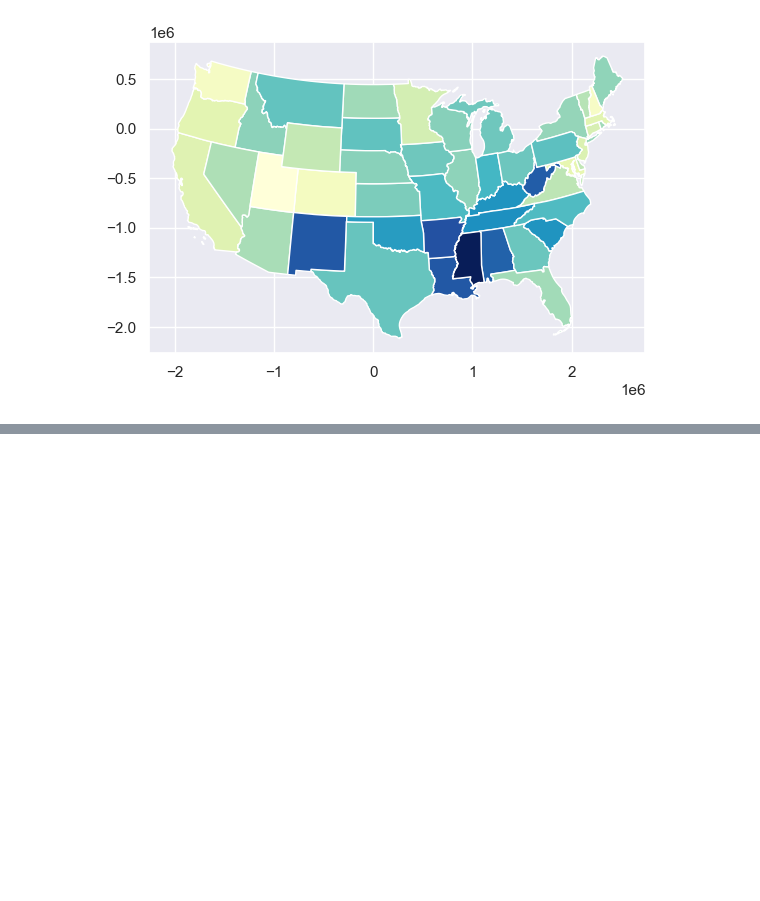
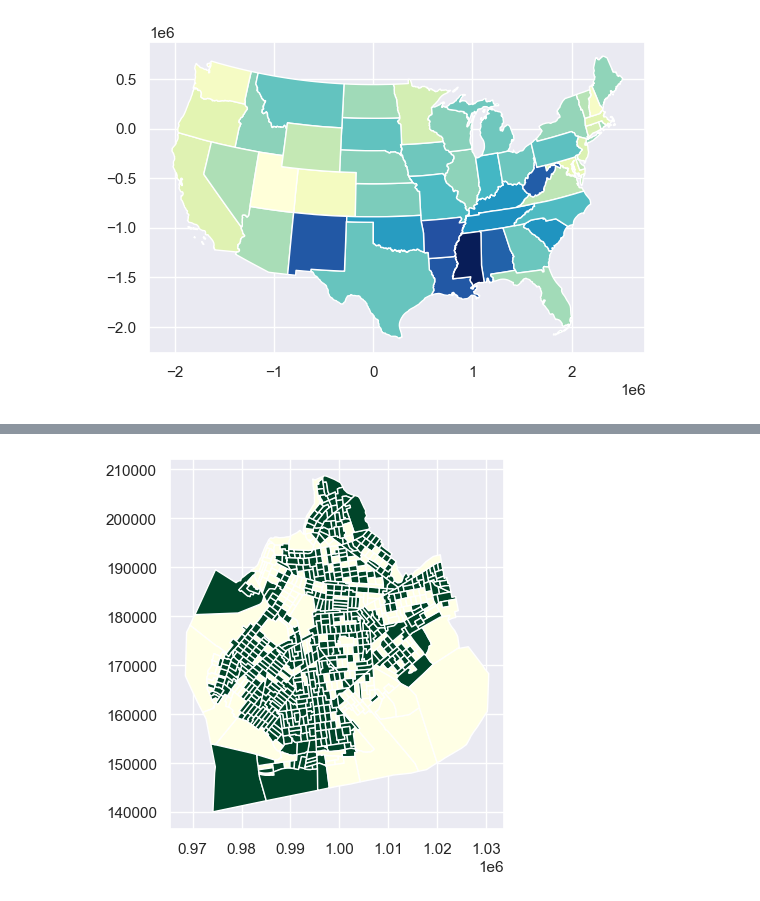
Before and after one commit to jgp-13/Analyzing_US_Census_Data_in_Python, a Jupyter notebook: census_project.ipynb, the cells around one changed output, grey strips where cells are left out. Saved outputs shown, nothing was run; the diff lists cells and outputs as text; code cells hidden in the pictures; blank space fills up the shorter version.

```diff
--- a/census_project.ipynb
+++ b/census_project.ipynb
@@ -607,0 +646,10 @@ df.head()
+# %%
+# Process 2000 Census Tract Data
+bk_2000_geom = gpd.read_file('brooklyn_tract_2000.gpkg')  # Load geospatial data
+bk_2000_demo = pd.read_pickle('tracts_brooklyn_2000.pickle')  # Load demographic data
+bk_2000 = bk_2000_geom.merge(bk_2000_demo, how='inner', on=['state', 'county', 'tract'])  # Merge datasets
+
+# Process 2010 Census Tract Data
+bk_2010_geom = gpd.read_file('brooklyn_tract_2010.gpkg')  # Load geospatial data
+bk_2010_demo = pd.read_pickle('tracts_brooklyn_2010.pickle')  # Load demographic data
+bk_2010 = bk_2010_geom.merge(bk_2010_demo, how='inner', on=['state', 'county', 'tract'])  # Merge datasets
@@ -607,0 +662,15 @@ df.head()
+# %%
+# Median income below MSA median income
+bk_2000['low_mhi'] = bk_2000['mhi']<bk_2000['mhi_msa']
+
+# Recent construction below MSA
+bk_2000['low_recent_build'] = bk_2000['pct_recent_build']<bk_2000['pct_recent_build_msa']
+
+# Identify gentrifiable tracts
+bk_2000['gentrifiable'] = (bk_2000['low_mhi']) & (bk_2000['low_recent_build'])
+
+# Plot gentrifiable tracts
+bk_2000.plot(column = 'gentrifiable', cmap = 'YlGn')
+plt.show()
+# %% [output]
+[figure, added]
```
Also changed, not shown: parts of 18 cells of this notebook, 5 other files.
